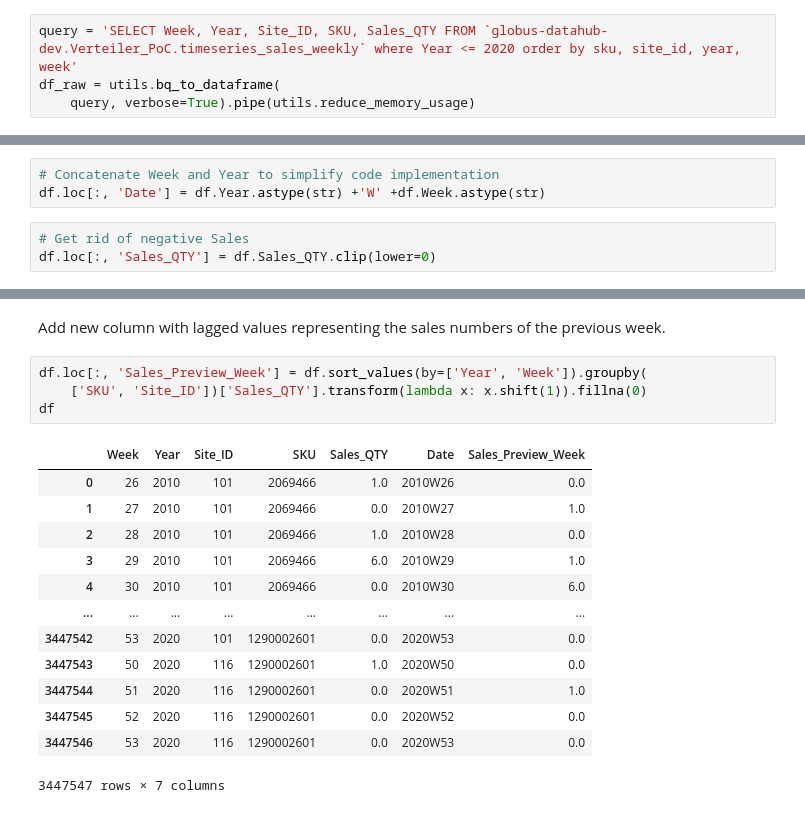
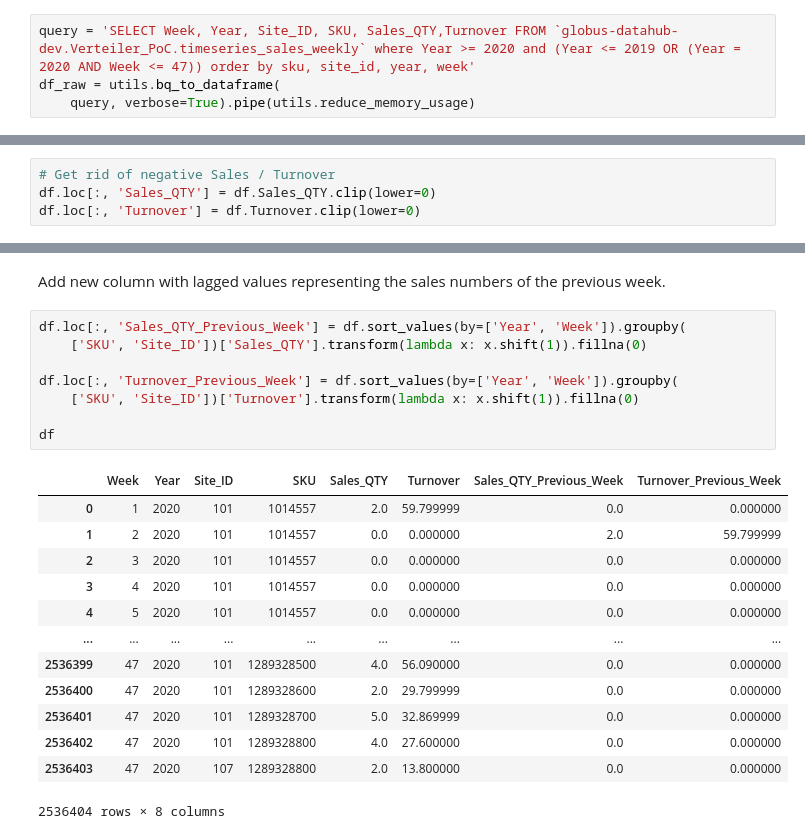
Before and after one commit to dominicdoerig/verteiler, a Jupyter notebook: 02_Forecasting_Benchmark/Naive.ipynb, the cells around one changed output, grey strips where cells are left out. Cells and saved outputs as stored; diff of their text form.

```diff
--- a/02_Forecasting_Benchmark/Naive.ipynb
+++ b/02_Forecasting_Benchmark/Naive.ipynb
@@ -15,7 +23,7 @@ from isoweek import Week
 # %% [markdown]
 - For this approach, we just need Week, Year, Site_ID, SKU, Sales_QTY
 # %%
-query = 'SELECT Week, Year, Site_ID, SKU, Sales_QTY FROM `globus-datahub-dev.Verteiler_PoC.timeseries_sales_weekly` where Year <= 2020 order by sku, site_id, year, week'
+query = 'SELECT Week, Year, Site_ID, SKU, Sales_QTY,Turnover FROM `globus-datahub-dev.Verteiler_PoC.timeseries_sales_weekly` where Year >= 2020 and (Year <= 2019 OR (Year = 2020 AND Week <= 47)) order by sku, site_id, year, week'
 df_raw = utils.bq_to_dataframe(
     query, verbose=True).pipe(utils.reduce_memory_usage)
 # %% [output]
@@ -42,9 +50,7 @@ df
-# %%
-# Concatenate Week and Year to simplify code implementation
-df.loc[:, 'Date'] = df.Year.astype(str) +'W' +df.Week.astype(str)
 # %%
-# Get rid of negative Sales
+# Get rid of negative Sales / Turnover
 df.loc[:, 'Sales_QTY'] = df.Sales_QTY.clip(lower=0)
+df.loc[:, 'Turnover'] = df.Turnover.clip(lower=0)
 # %% [markdown]
 # Time Series Cross Validation
 # %% [markdown]
@@ -56,23 +62,27 @@ df.loc[:, 'Sales_QTY'] = df.Sales_QTY.clip(lower=0)
 # %% [markdown]
 Add new column with lagged values representing the sales numbers of the previous week.
 # %%
-df.loc[:, 'Sales_Preview_Week'] = df.sort_values(by=['Year', 'Week']).groupby(
+df.loc[:, 'Sales_QTY_Previous_Week'] = df.sort_values(by=['Year', 'Week']).groupby(
     ['SKU', 'Site_ID'])['Sales_QTY'].transform(lambda x: x.shift(1)).fillna(0)
+
+df.loc[:, 'Turnover_Previous_Week'] = df.sort_values(by=['Year', 'Week']).groupby(
+    ['SKU', 'Site_ID'])['Turnover'].transform(lambda x: x.shift(1)).fillna(0)
+
 df
 # %% [output]
-|  | Week | Year | Site_ID | SKU | Sales_QTY | Date | Sales_Preview_Week |
-| 0 | 26 | 2010 | 101 | 2069466 | 1.0 | 2010W26 | 0.0 |
-| 1 | 27 | 2010 | 101 | 2069466 | 0.0 | 2010W27 | 1.0 |
-| 2 | 28 | 2010 | 101 | 2069466 | 1.0 | 2010W28 | 0.0 |
-| 3 | 29 | 2010 | 101 | 2069466 | 6.0 | 2010W29 | 1.0 |
-| 4 | 30 | 2010 | 101 | 2069466 | 0.0 | 2010W30 | 6.0 |
-| ... | ... | ... | ... | ... | ... | ... | ... |
-| 3447542 | 53 | 2020 | 101 | 1290002601 | 0.0 | 2020W53 | 0.0 |
-| 3447543 | 50 | 2020 | 116 | 1290002601 | 1.0 | 2020W50 | 0.0 |
-| 3447544 | 51 | 2020 | 116 | 1290002601 | 0.0 | 2020W51 | 1.0 |
-| 3447545 | 52 | 2020 | 116 | 1290002601 | 0.0 | 2020W52 | 0.0 |
-| 3447546 | 53 | 2020 | 116 | 1290002601 | 0.0 | 2020W53 | 0.0 |
+|  | Week | Year | Site_ID | SKU | Sales_QTY | Turnover | Sales_QTY_Previous_Week | Turnover_Previous_Week |
+| 0 | 1 | 2020 | 101 | 1014557 | 2.0 | 59.799999 | 0.0 | 0.000000 |
+| 1 | 2 | 2020 | 101 | 1014557 | 0.0 | 0.000000 | 2.0 | 59.799999 |
+| 2 | 3 | 2020 | 101 | 1014557 | 0.0 | 0.000000 | 0.0 | 0.000000 |
+| 3 | 4 | 2020 | 101 | 1014557 | 0.0 | 0.000000 | 0.0 | 0.000000 |
+| 4 | 5 | 2020 | 101 | 1014557 | 0.0 | 0.000000 | 0.0 | 0.000000 |
+| ... | ... | ... | ... | ... | ... | ... | ... | ... |
+| 2536399 | 47 | 2020 | 101 | 1289328500 | 4.0 | 56.090000 | 0.0 | 0.000000 |
+| 2536400 | 47 | 2020 | 101 | 1289328600 | 2.0 | 29.799999 | 0.0 | 0.000000 |
+| 2536401 | 47 | 2020 | 101 | 1289328700 | 5.0 | 32.869999 | 0.0 | 0.000000 |
+| 2536402 | 47 | 2020 | 101 | 1289328800 | 4.0 | 27.600000 | 0.0 | 0.000000 |
+| 2536403 | 47 | 2020 | 107 | 1289328800 | 2.0 | 13.800000 | 0.0 | 0.000000 |
-3447547 rows × 7 columns
+2536404 rows × 8 columns
 # %%
 rmse = []
 
```
Also changed, not shown: parts of 5 cells of this notebook.
